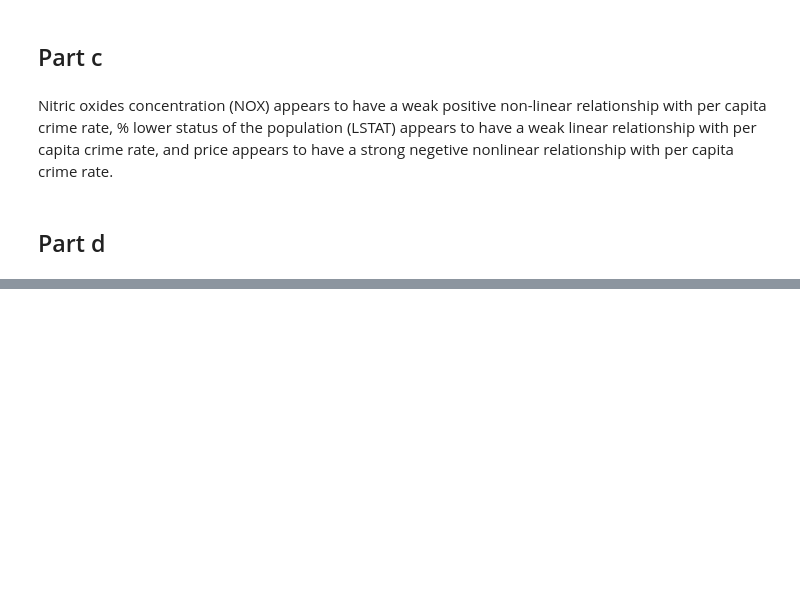
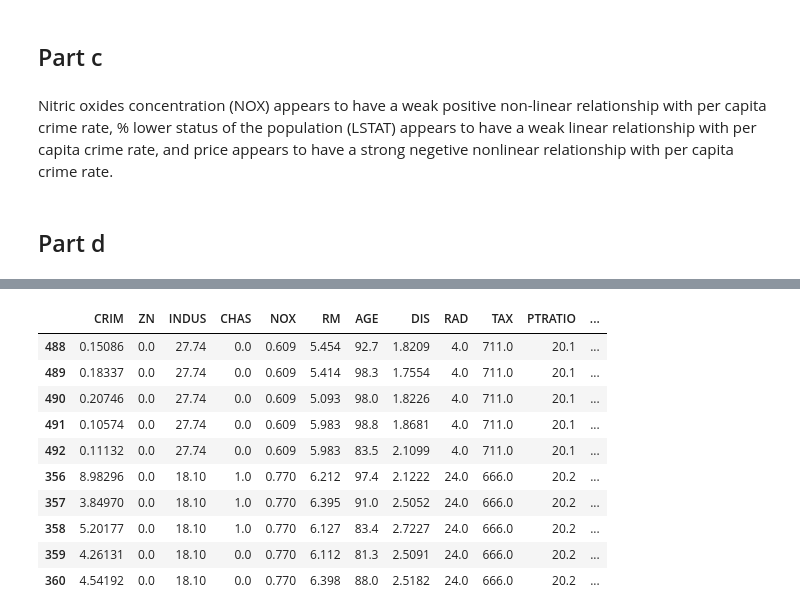
Before and after one commit to deepchatterjeevns/ISLR-Problems, a Jupyter notebook: problem10.ipynb, the cells around one changed output, grey strips where cells are left out. Drawn from its saved outputs; the diff is of its cells as text; code cells hidden in the pictures; blank space fills up the shorter version.

```diff
--- a/problem10.ipynb
+++ b/problem10.ipynb
@@ -69,0 +82,14 @@ to be continued
+# %%
+df.iloc[df['TAX'].nlargest(10).index]
+# %% [output]
+|  | CRIM | ZN | INDUS | CHAS | NOX | RM | AGE | DIS | RAD | TAX | PTRATIO | ... |
+| 488 | 0.15086 | 0.0 | 27.74 | 0.0 | 0.609 | 5.454 | 92.7 | 1.8209 | 4.0 | 711.0 | 20.1 | ... |
+| 489 | 0.18337 | 0.0 | 27.74 | 0.0 | 0.609 | 5.414 | 98.3 | 1.7554 | 4.0 | 711.0 | 20.1 | ... |
+| 490 | 0.20746 | 0.0 | 27.74 | 0.0 | 0.609 | 5.093 | 98.0 | 1.8226 | 4.0 | 711.0 | 20.1 | ... |
+| 491 | 0.10574 | 0.0 | 27.74 | 0.0 | 0.609 | 5.983 | 98.8 | 1.8681 | 4.0 | 711.0 | 20.1 | ... |
+| 492 | 0.11132 | 0.0 | 27.74 | 0.0 | 0.609 | 5.983 | 83.5 | 2.1099 | 4.0 | 711.0 | 20.1 | ... |
+| 356 | 8.98296 | 0.0 | 18.10 | 1.0 | 0.770 | 6.212 | 97.4 | 2.1222 | 24.0 | 666.0 | 20.2 | ... |
+| 357 | 3.84970 | 0.0 | 18.10 | 1.0 | 0.770 | 6.395 | 91.0 | 2.5052 | 24.0 | 666.0 | 20.2 | ... |
+| 358 | 5.20177 | 0.0 | 18.10 | 1.0 | 0.770 | 6.127 | 83.4 | 2.7227 | 24.0 | 666.0 | 20.2 | ... |
+| 359 | 4.26131 | 0.0 | 18.10 | 0.0 | 0.770 | 6.112 | 81.3 | 2.5091 | 24.0 | 666.0 | 20.2 | ... |
+| 360 | 4.54192 | 0.0 | 18.10 | 0.0 | 0.770 | 6.398 | 88.0 | 2.5182 | 24.0 | 666.0 | 20.2 | ... |
```
Also changed, not shown: parts of 17 cells of this notebook.
